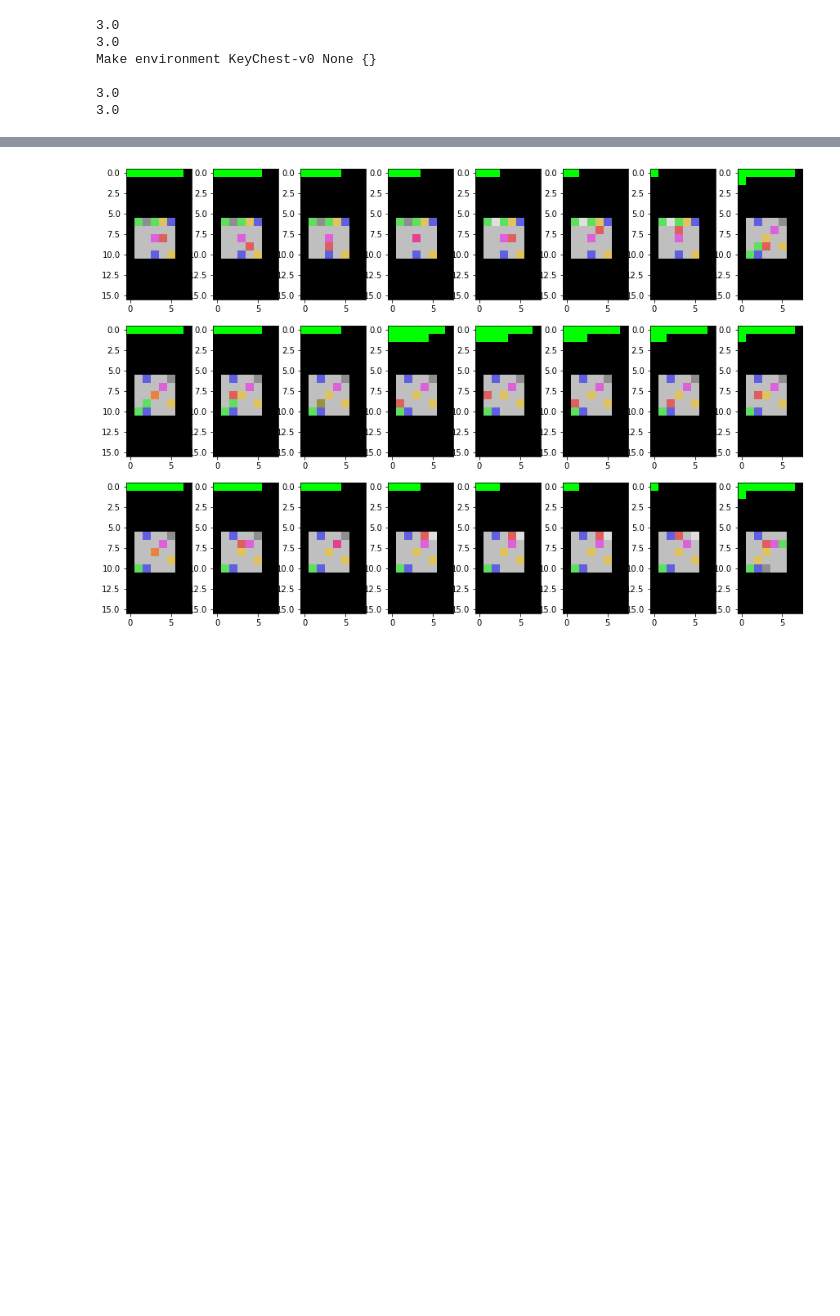
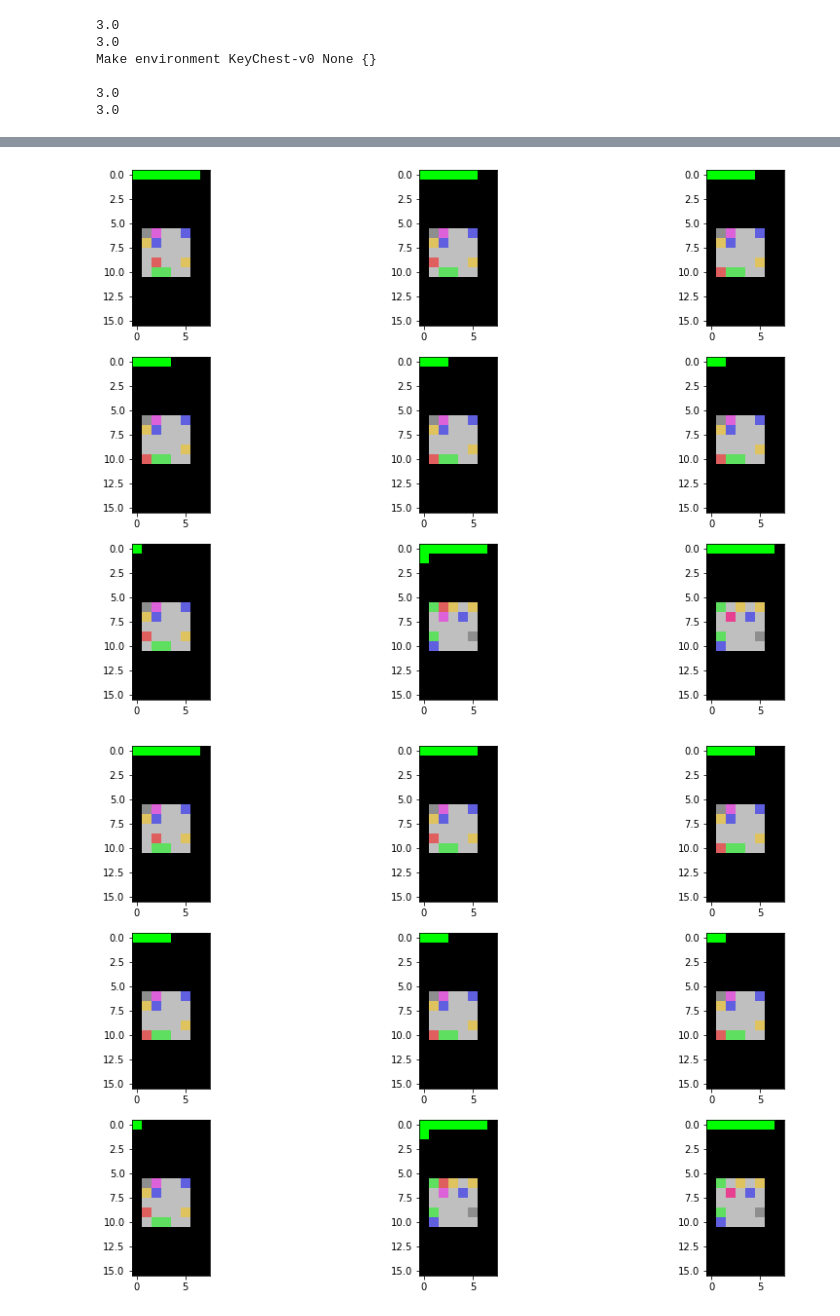
Before and after one commit to sergeivolodin/causality-disentanglement-rl, a Jupyter notebook: debug/keychest-vae.ipynb, the cells around one changed output, grey strips where cells are left out. Saved outputs shown, nothing was run; the diff lists cells and outputs as text; code cells hidden in the pictures; blank space fills up the shorter version.

```diff
--- a/debug/keychest-vae.ipynb
+++ b/debug/keychest-vae.ipynb
@@ -19,8 +19,8 @@ learner, engine, (h, w, c)
  <keychest.keychestenv.KeyChestEnvironmentRandom at 0x...>,
  (12, 7, 11))
 # %%
-train_loader = get_dataloader(1000)
-eval_loader = get_dataloader(1000)
+train_loader = get_dataloader(20)
+eval_loader = get_dataloader(20)
 # %% [output]
 WARNING:root:No class provided for trainable model
 WARNING:root:No class provided for trainable decoder
@@ -42,4 +49,5 @@ Make environment KeyChest-v0 None {}
 # %%
-plot_data(np.rollaxis(train_loader.dataset.tensors[0].numpy(), 1, 4))
+plot_data(np.rollaxis(train_loader.dataset.tensors[0].numpy(), 1, 4), gx=3, gy=3)
 # %% [output]
-[figure, old version]
+[figure, new version]
+[figure, added]
```
Also changed, not shown: parts of 19 cells of this notebook, 4 other files.
